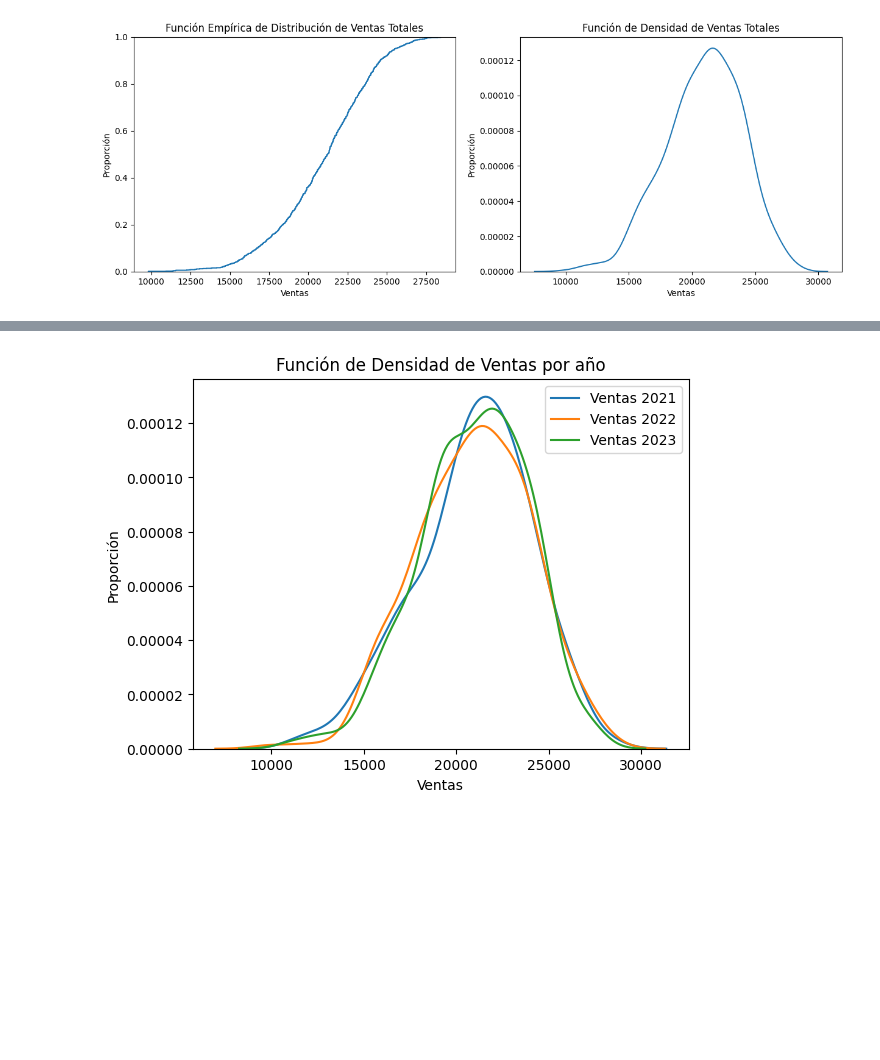
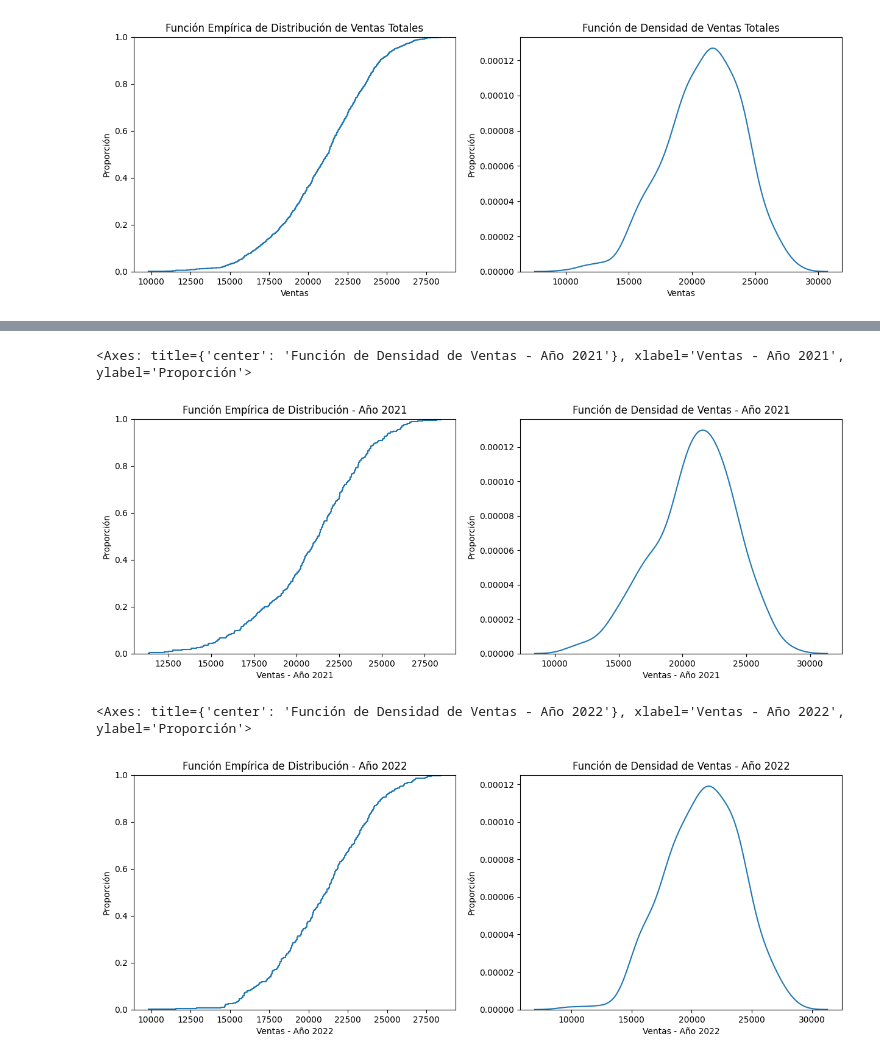
Before and after one commit to gasper-az/fiuba_probabilidad_y_estadistica, a Jupyter notebook: Exámenes/TP 01/Resolucion/resolucion.ipynb, the cells around one changed output, grey strips where cells are left out. Saved outputs shown, nothing was run; the diff lists cells and outputs as text; code cells hidden in the pictures; blank space fills up the shorter version.

```diff
--- a/Exámenes/TP 01/Resolucion/resolucion.ipynb
+++ b/Exámenes/TP 01/Resolucion/resolucion.ipynb
@@ -156,14 +46,42 @@ plt.show()
-# %%
-a2021 = sns.kdeplot(ventas_2021)
-a2022 = sns.kdeplot(ventas_2022)
-a2023 = sns.kdeplot(ventas_2023)
-# Obtenemos los ejes para definir el Título, y los nombres de los ejes X e Y
-gca = plt.gca()
-gca.set_title('Función de Densidad de Ventas por año')
-gca.set_xlabel("Ventas")
-gca.set_ylabel("Proporción")
-plt.legend(['Ventas 2021', 'Ventas 2022', 'Ventas 2023'])
-# Graficamos
-plt.show()
-# %% [output]
-[figure, removed]
+# %%
+fig, axes = plt.subplots(1, 2, figsize=(15, 5))
+
+# Empirical Commutative Distribution Function
+# https://seaborn.pydata.org/generated/seaborn.ecdfplot.html
+# https://www.geeksforgeeks.org/how-to-make-ecdf-plot-with-seaborn-in-python/
+axes[0].set_title('Función Empírica de Distribución - Año 2021')
+axes[0].set_xlabel("Ventas - Año 2021")
+axes[0].set_ylabel("Proporción")
+sns.ecdfplot(ventas_2021, ax=axes[0])
+
+# https://seaborn.pydata.org/generated/seaborn.kdeplot.html
+# https://www.geeksforgeeks.org/seaborn-kdeplot-a-comprehensive-guide/
+# Función Densidad Probabilidad
+axes[1].set_title('Función de Densidad de Ventas - Año 2021')
+axes[1].set_xlabel("Ventas - Año 2021")
+axes[1].set_ylabel("Proporción")
+sns.kdeplot(ventas_2021, ax=axes[1])
+# %% [output]
+<Axes: title={'center': 'Función de Densidad de Ventas - Año 2021'}, xlabel='Ventas - Año 2021', ylabel='Proporción'>
+[figure, added]
+# %%
+fig, axes = plt.subplots(1, 2, figsize=(15, 5))
+
+# Empirical Commutative Distribution Function
+# https://seaborn.pydata.org/generated/seaborn.ecdfplot.html
+# https://www.geeksforgeeks.org/how-to-make-ecdf-plot-with-seaborn-in-python/
+axes[0].set_title('Función Empírica de Distribución - Año 2022')
+axes[0].set_xlabel("Ventas - Año 2022")
+axes[0].set_ylabel("Proporción")
+sns.ecdfplot(ventas_2022, ax=axes[0])
+
+# https://seaborn.pydata.org/generated/seaborn.kdeplot.html
+# https://www.geeksforgeeks.org/seaborn-kdeplot-a-comprehensive-guide/
+# Función Densidad Probabilidad
+axes[1].set_title('Función de Densidad de Ventas - Año 2022')
+axes[1].set_xlabel("Ventas - Año 2022")
+axes[1].set_ylabel("Proporción")
+sns.kdeplot(ventas_2022, ax=axes[1])
+# %% [output]
+<Axes: title={'center': 'Función de Densidad de Ventas - Año 2022'}, xlabel='Ventas - Año 2022', ylabel='Proporción'>
+[figure, added]
```
Also changed, not shown: parts of 14 cells of this notebook.
